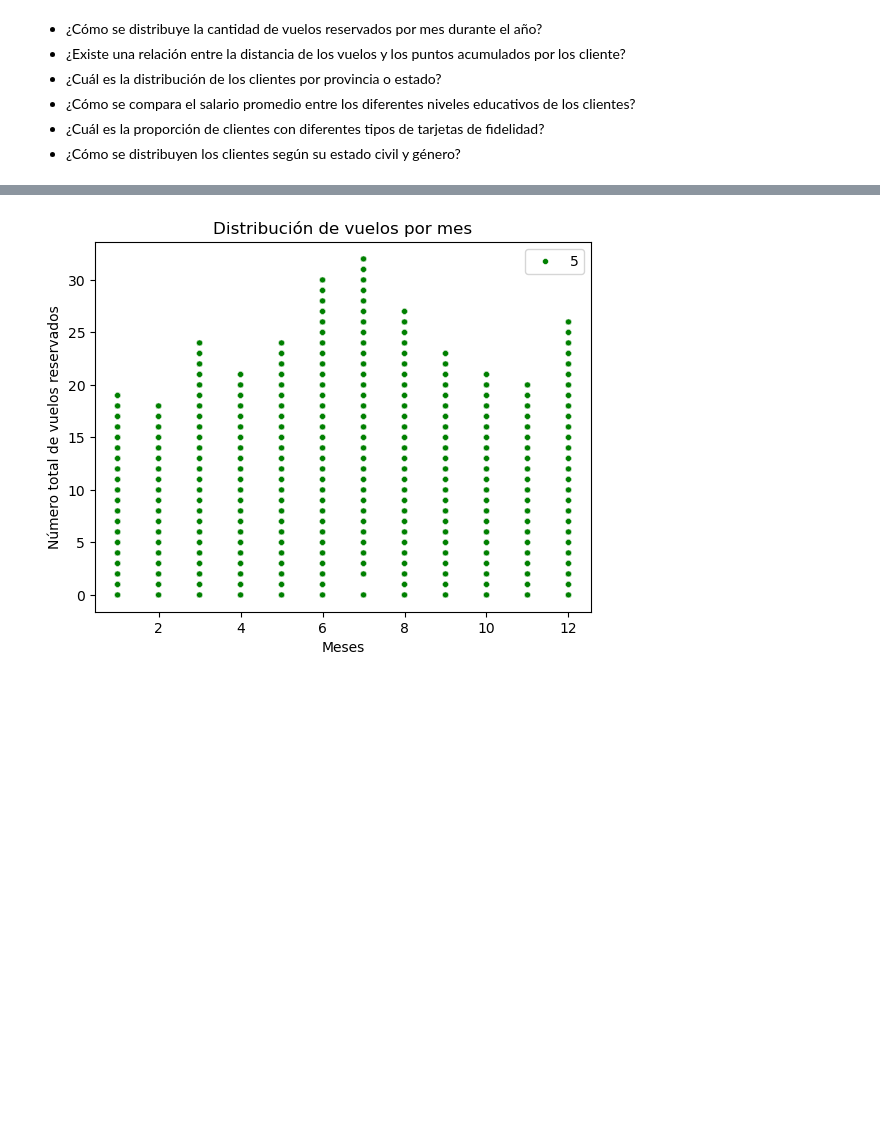
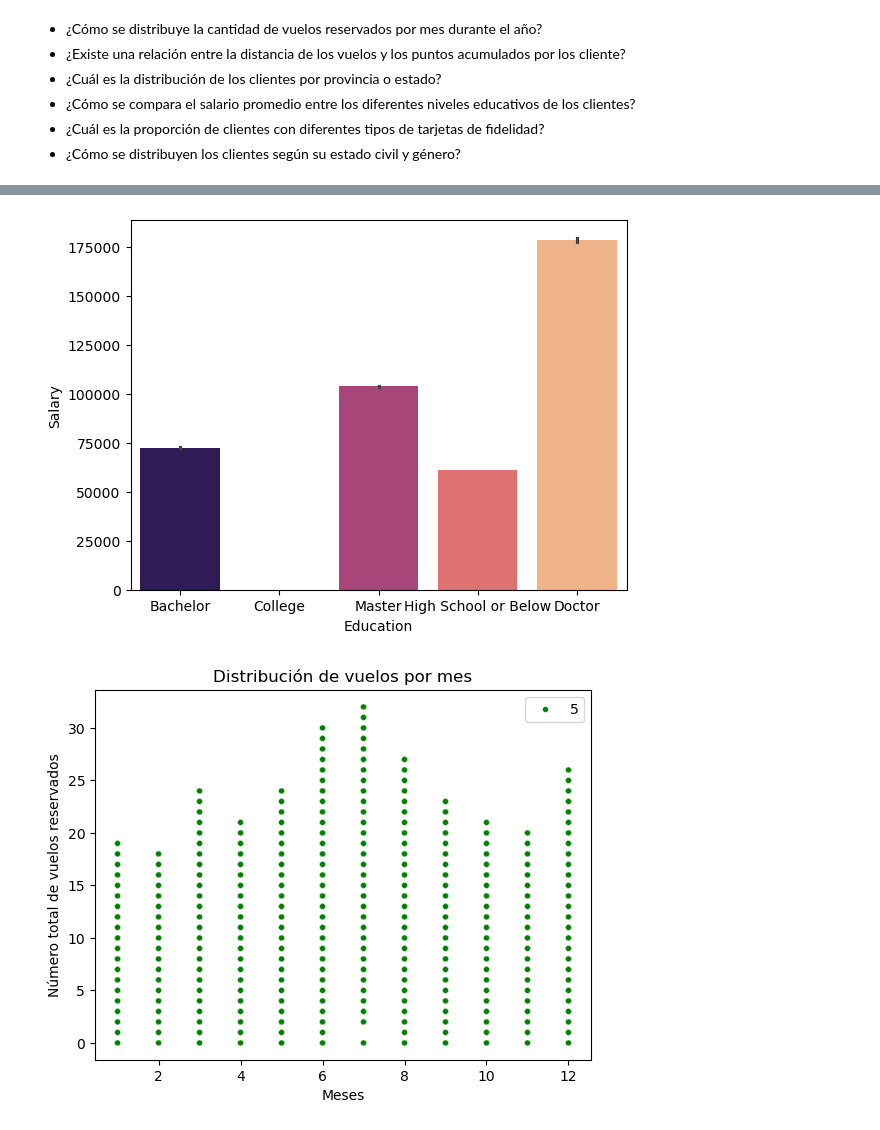
Before and after one commit to Adalab/bda-modulo-3-evaluacion-final-IreneDHA, a Jupyter notebook: visualizacion_info_aerolinea.ipynb, the cells around one changed output, grey strips where cells are left out. Saved outputs shown, nothing was run; the diff lists cells and outputs as text; code cells hidden in the pictures; blank space fills up the shorter version.

```diff
--- a/visualizacion_info_aerolinea.ipynb
+++ b/visualizacion_info_aerolinea.ipynb
@@ -55,0 +78,7 @@ vuelos_por_fecha = df_aerolinea.groupby(['Year', 'Month'])['Total Flights'].sum(
+# %%
+sns.barplot(x = "Education",
+            y = "Salary",
+            data = df_aerolinea,
+            palette = "magma");
+# %% [output]
+[figure, added]
```
Also changed, not shown: parts of 7 cells of this notebook, 2 other files.
